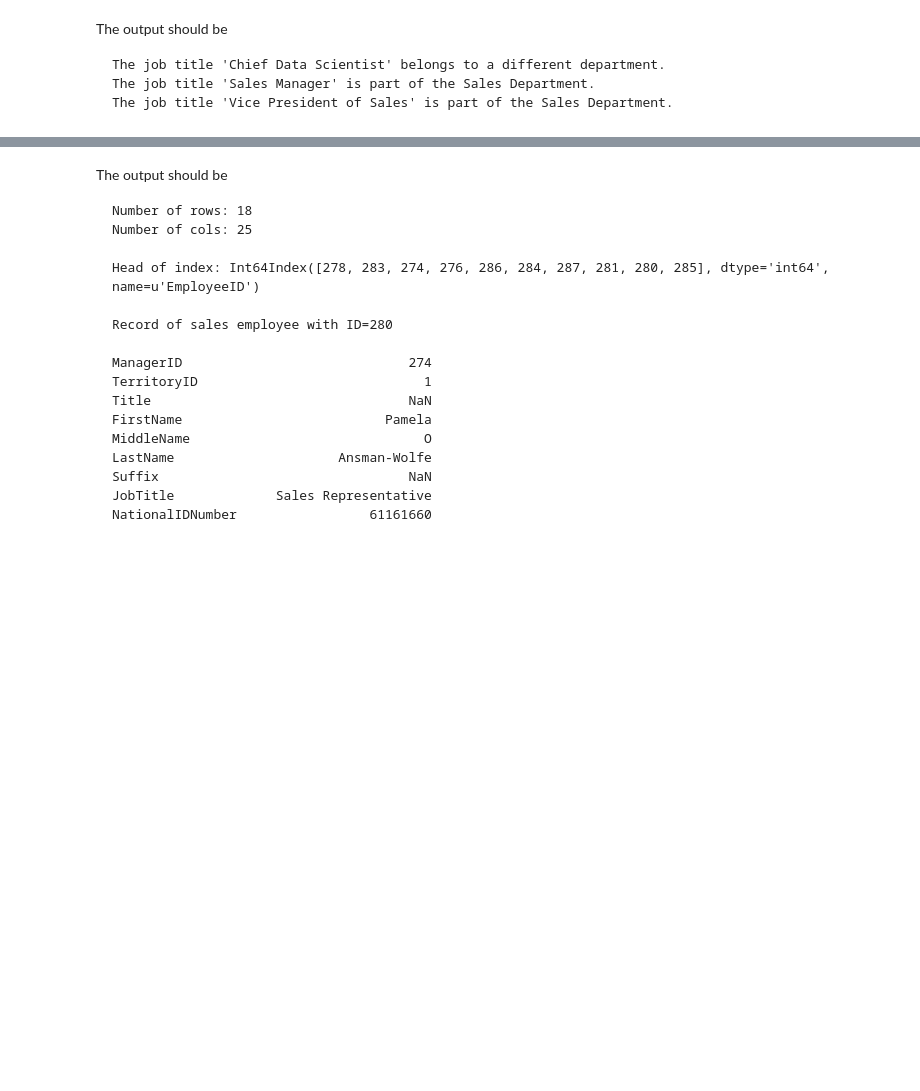
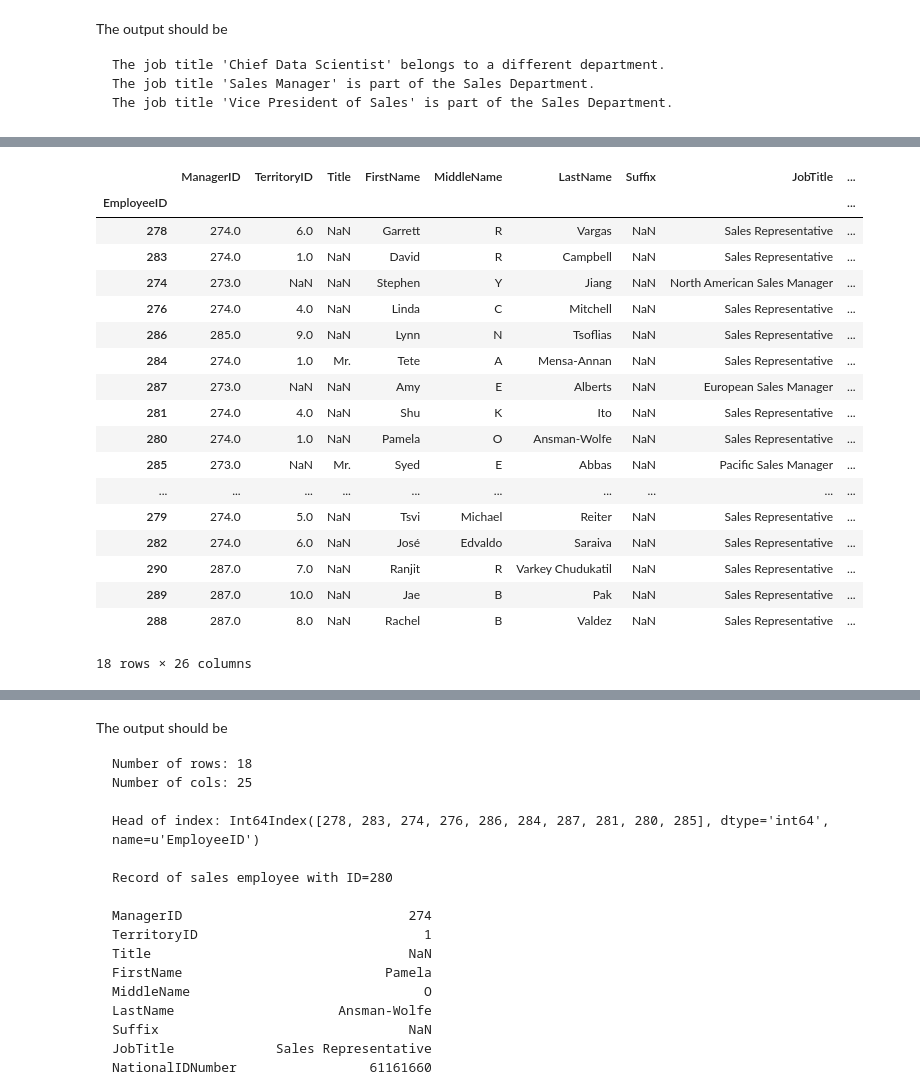
Before and after one commit to peterbengkui/DataProgramming, a Jupyter notebook: 04-Pandas-Data-Tables/HW04/CheckHomework04_new.ipynb, the cells around one changed output, grey strips where cells are left out. Saved outputs shown, nothing was run; the diff lists cells and outputs as text; code cells hidden in the pictures; blank space fills up the shorter version.

```diff
--- a/04-Pandas-Data-Tables/HW04/CheckHomework04_new.ipynb
+++ b/04-Pandas-Data-Tables/HW04/CheckHomework04_new.ipynb
@@ -13,3 +13,7 @@ from hw4_answers import *
 ## Problem 1
 Create a function `load_employees` that loads the employees table from
 the file  `/home/data/AdventureWorks/Employees.xls` and sets the index of the DataFrame to the `EmployeeID`. The function should return a table with the `EmployeeID` as the index and the remaining 25 columns.
+# %%
+# step1 load the data from path
+employee_df = pd.read_excel('/home/data/AdventureWorks/Employees.xls')
+employees_df.head()
@@ -15,0 +28,5 @@ the file  `/home/data/AdventureWorks/Employees.xls` and sets the index of the Da
+# %%
+# step 2: change index
+employee_df = employee_df.set_index('EmployeeID')
+# employee_df.columns
+employee_df.index
@@ -71,0 +238,3 @@ Returns:
+# %%
+# step 1: create new column cuz start simple
+employee_df['FullName'] = employee_df['LastName'] + ', ' + employee_df['FirstName'] + ' ' + employee_df['MiddleName']
@@ -112,0 +501,6 @@ Returns:
+# %%
+# step 1: picking out rows by jobtitle
+# employee_df.columns
+
+sales_filter = employee_df.loc[:, ['JobTitle']].str.lower().str.contains('sale')
+# my_con
@@ -112,0 +525,24 @@ Returns:
+# %%
+# step 2: pick out rows based on the filter then assign to a new DF
+salesDF = employee_df[sales_filter]
+salesDF
+# %% [output]
+|  | ManagerID | TerritoryID | Title | FirstName | MiddleName | LastName | Suffix | JobTitle | ... |
+| EmployeeID |  |  |  |  |  |  |  |  | ... |
+| 278 | 274.0 | 6.0 | NaN | Garrett | R | Vargas | NaN | Sales Representative | ... |
+| 283 | 274.0 | 1.0 | NaN | David | R | Campbell | NaN | Sales Representative | ... |
+| 274 | 273.0 | NaN | NaN | Stephen | Y | Jiang | NaN | North American Sales Manager | ... |
+| 276 | 274.0 | 4.0 | NaN | Linda | C | Mitchell | NaN | Sales Representative | ... |
+| 286 | 285.0 | 9.0 | NaN | Lynn | N | Tsoflias | NaN | Sales Representative | ... |
+| 284 | 274.0 | 1.0 | Mr. | Tete | A | Mensa-Annan | NaN | Sales Representative | ... |
+| 287 | 273.0 | NaN | NaN | Amy | E | Alberts | NaN | European Sales Manager | ... |
+| 281 | 274.0 | 4.0 | NaN | Shu | K | Ito | NaN | Sales Representative | ... |
+| 280 | 274.0 | 1.0 | NaN | Pamela | O | Ansman-Wolfe | NaN | Sales Representative | ... |
+| 285 | 273.0 | NaN | Mr. | Syed | E | Abbas | NaN | Pacific Sales Manager | ... |
+| ... | ... | ... | ... | ... | ... | ... | ... | ... | ... |
+| 279 | 274.0 | 5.0 | NaN | Tsvi | Michael | Reiter | NaN | Sales Representative | ... |
+| 282 | 274.0 | 6.0 | NaN | José | Edvaldo | Saraiva | NaN | Sales Representative | ... |
+| 290 | 287.0 | 7.0 | NaN | Ranjit | R | Varkey Chudukatil | NaN | Sales Representative | ... |
+| 289 | 287.0 | 10.0 | NaN | Jae | B | Pak | NaN | Sales Representative | ... |
+| 288 | 287.0 | 8.0 | NaN | Rachel | B | Valdez | NaN | Sales Representative | ... |
+18 rows × 26 columns
```
Also changed, not shown: parts of 54 cells of this notebook, 2 other files.
